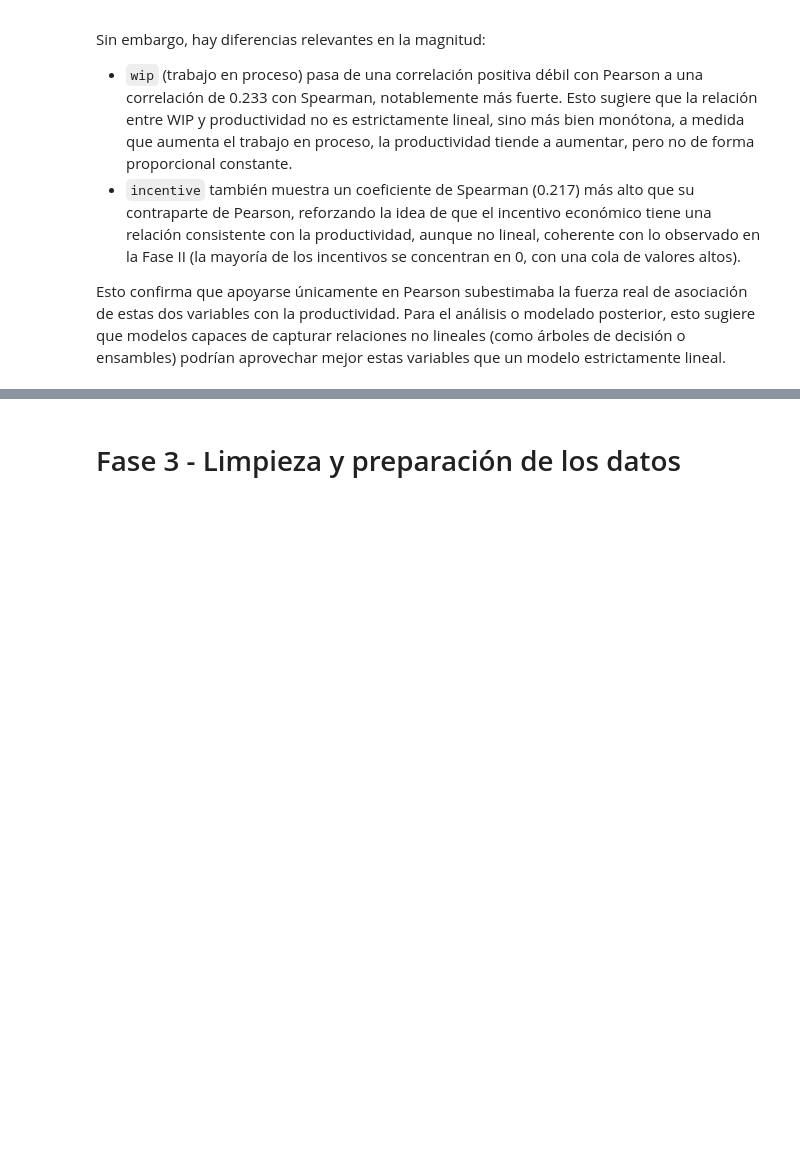
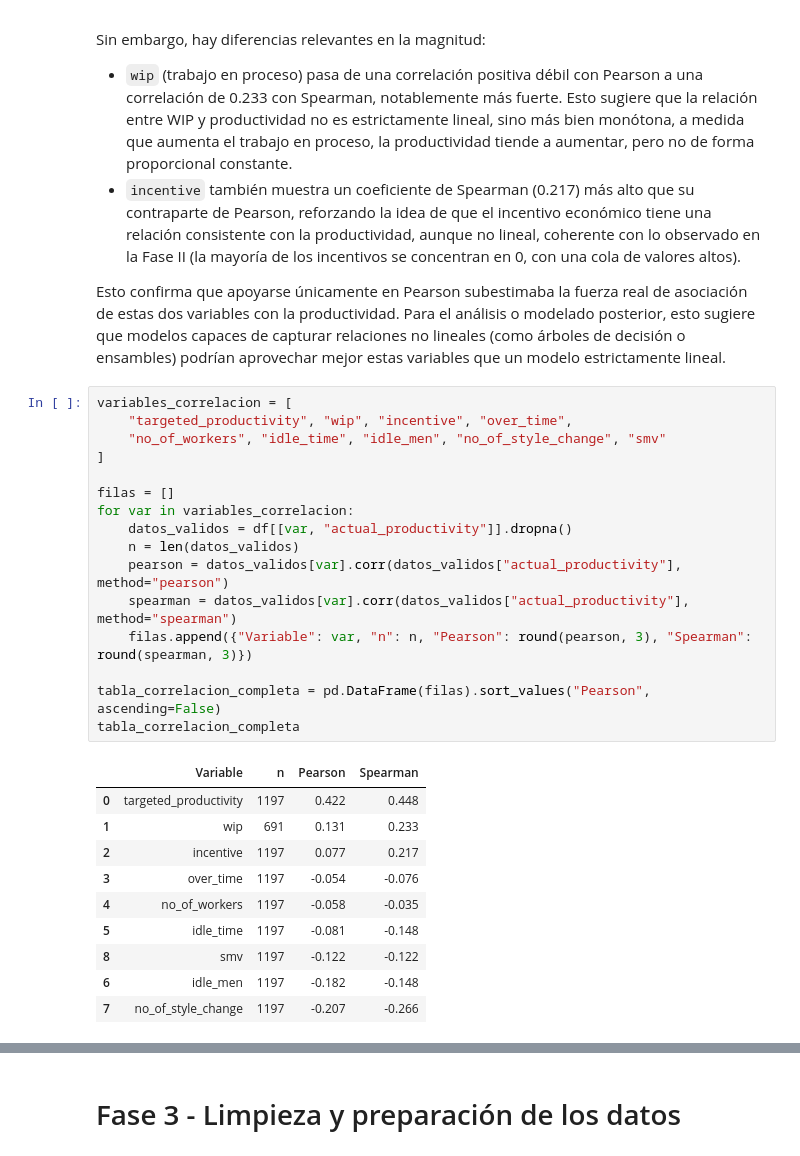
Before and after one commit to feeerr04/proyecto-da, a Jupyter notebook: proyecto_da.ipynb, the cells around one changed output, grey strips where cells are left out. Drawn from its saved outputs; the diff is of its cells as text; blank space fills up the shorter version.

```diff
--- a/proyecto_da.ipynb
+++ b/proyecto_da.ipynb
@@ -582,3 +622,30 @@ Sin embargo, hay diferencias relevantes en la magnitud:
 - `incentive` también muestra un coeficiente de Spearman (0.217) más alto que su contraparte de Pearson, reforzando la idea de que el incentivo económico tiene una relación consistente con la productividad, aunque no lineal, coherente con lo observado en la Fase II (la mayoría de los incentivos se concentran en 0, con una cola de valores altos).
 
 Esto confirma que apoyarse únicamente en Pearson subestimaba la fuerza real de asociación de estas dos variables con la productividad. Para el análisis o modelado posterior, esto sugiere que modelos capaces de capturar relaciones no lineales (como árboles de decisión o ensambles) podrían aprovechar mejor estas variables que un modelo estrictamente lineal.
+# %%
+variables_correlacion = [
+    "targeted_productivity", "wip", "incentive", "over_time",
+    "no_of_workers", "idle_time", "idle_men", "no_of_style_change", "smv"
+]
+
+filas = []
+for var in variables_correlacion:
+    datos_validos = df[[var, "actual_productivity"]].dropna()
+    n = len(datos_validos)
+    pearson = datos_validos[var].corr(datos_validos["actual_productivity"], method="pearson")
+    spearman = datos_validos[var].corr(datos_validos["actual_productivity"], method="spearman")
+    filas.append({"Variable": var, "n": n, "Pearson": round(pearson, 3), "Spearman": round(spearman, 3)})
+
+tabla_correlacion_completa = pd.DataFrame(filas).sort_values("Pearson", ascending=False)
+tabla_correlacion_completa
+# %% [output]
+|  | Variable | n | Pearson | Spearman |
+| 0 | targeted_productivity | 1197 | 0.422 | 0.448 |
+| 1 | wip | 691 | 0.131 | 0.233 |
+| 2 | incentive | 1197 | 0.077 | 0.217 |
+| 3 | over_time | 1197 | -0.054 | -0.076 |
+| 4 | no_of_workers | 1197 | -0.058 | -0.035 |
+| 5 | idle_time | 1197 | -0.081 | -0.148 |
+| 8 | smv | 1197 | -0.122 | -0.122 |
+| 6 | idle_men | 1197 | -0.182 | -0.148 |
+| 7 | no_of_style_change | 1197 | -0.207 | -0.266 |
```
Also changed, not shown: parts of 27 cells of this notebook, 2 other files.
